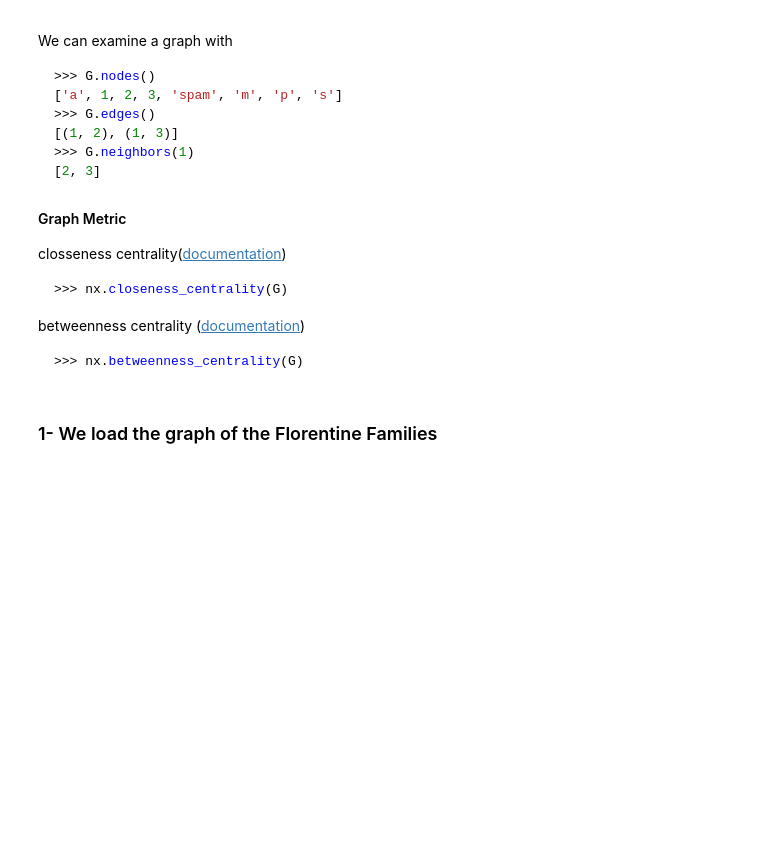
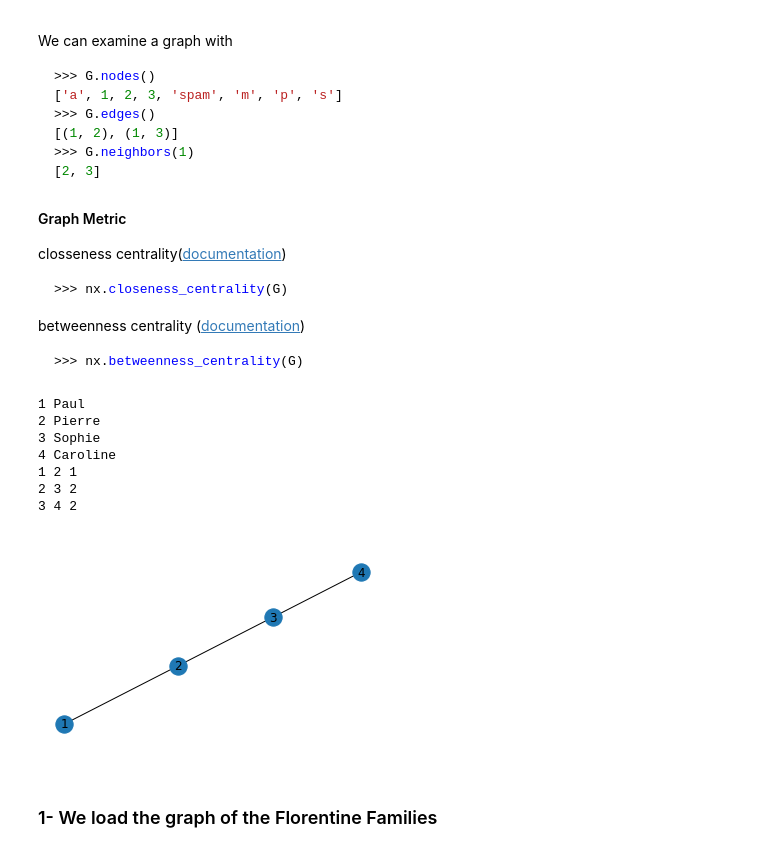
Before and after one commit to ComplexNetTSP/ComplexNetTD, a Jupyter notebook: release/Lab 1 - EN/Lab 1 - EN.ipynb, the cells around one changed output. Saved outputs shown, nothing was run; the diff lists cells and outputs as text; code cells hidden in the pictures; blank space fills up the shorter version.

```diff
--- a/release/Lab 1 - EN/Lab 1 - EN.ipynb
+++ b/release/Lab 1 - EN/Lab 1 - EN.ipynb
@@ -636,31 +638,40 @@ import matplotlib.pylab as plt
 # %%
 G = nx.Graph()
 
 G.add_node(1)
 G.add_node(2)
 G.add_node(3)
 G.add_node(4)
-G.node[1]['name'] = 'Paul'
-G.node[2]['name'] = 'Pierre'
-G.node[3]['name'] = 'Sophie'
-G.node[4]['name'] = 'Caroline'
+G.nodes[1]['name'] = 'Paul'
+G.nodes[2]['name'] = 'Pierre'
+G.nodes[3]['name'] = 'Sophie'
+G.nodes[4]['name'] = 'Caroline'
 
 # we can iterate through all nodes in the graph
 for node, attr in G.nodes(data=True):
     print(node, attr['name'])
 
 
 G.add_edge(1,2, weight=1)
 G.add_edge(2,3, weight=2)
 G.add_edge(3,4, weight=2)
 
 # we can iterate through all edges in the graph
 for u,v, attr in G.edges(data=True):
     print(u,v, attr['weight'])
 
 plt.figure()
 nx.draw_networkx(G)
 plt.axis('off');
+# %% [output]
+1 Paul
+2 Pierre
+3 Sophie
+4 Caroline
+1 2 1
+2 3 2
+3 4 2
+[figure, added]
 # %% [markdown]
 ### 1- We load the graph of the Florentine Families
 # %%
```
Also changed, not shown: parts of 1 cell of this notebook, 1 other file.
